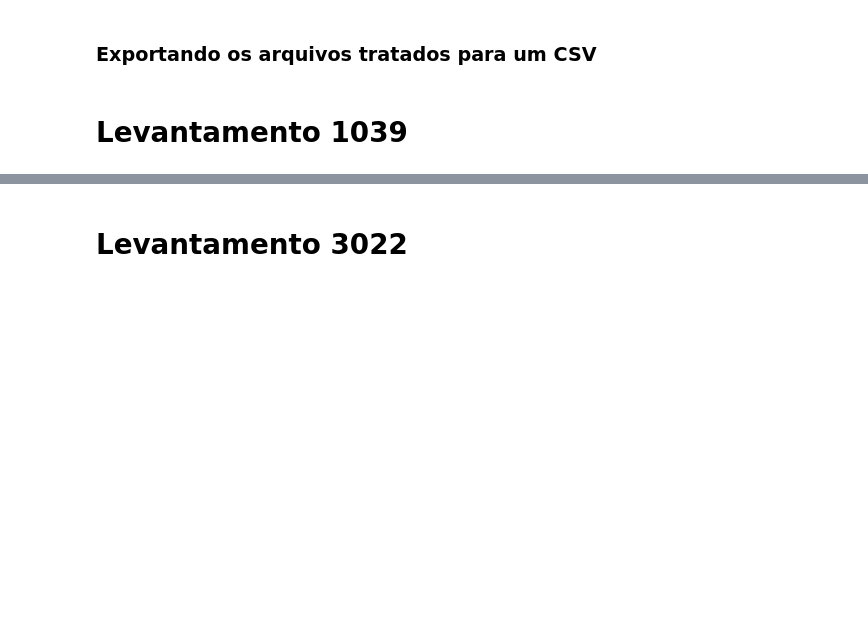
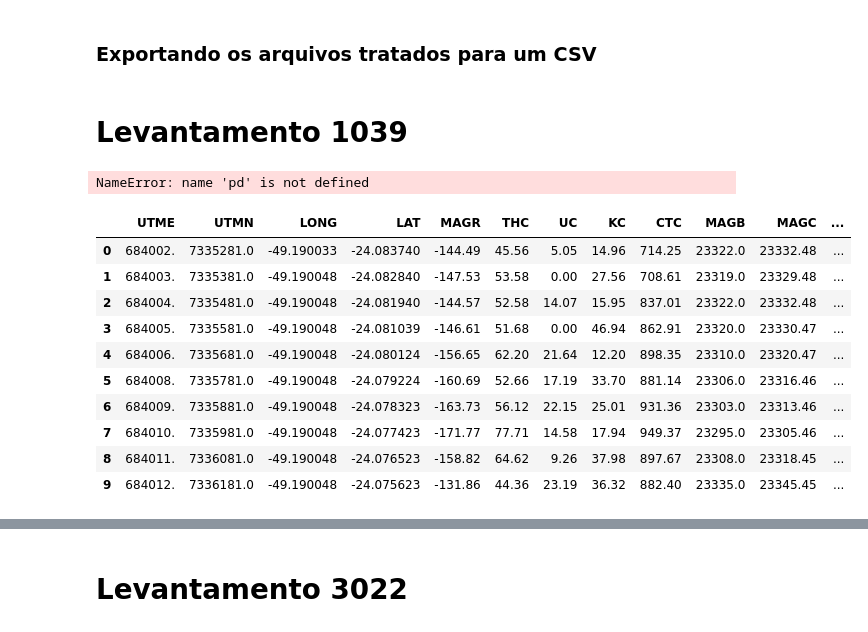
Before and after one commit to Gabriel-Goes/mapeamento_litologico_preditivo, a Jupyter notebook: 2-Pandas:Reading_XYZ_files_from_CPRM_DataBase.ipynb, the cells around one changed output, grey strips where cells are left out. Cells and saved outputs as stored; diff of their text form; code cells hidden in the pictures; blank space fills up the shorter version.

```diff
--- a/2-Pandas:Reading_XYZ_files_from_CPRM_DataBase.ipynb
+++ b/2-Pandas:Reading_XYZ_files_from_CPRM_DataBase.ipynb
@@ -165,16 +165,33 @@ dtype: int64
 # %% [markdown]
 # Levantamento 1039
 # %%
+'/  UTME      UTMN       LONG         LAT       MAGR      THC       UC        KC        CTC       MAGB      MAGC      MAGD      THB       UB        KB        CTB       FIDU      TEMP      ALTE      ALTB'
+
 cols_1039 = 'UTME UTMN LONG LAT MAGR THC UC KC CTC MAGB MAGC MAGD THB UB KB CTB FIDU TEMP ALTE ALTB'.split(" ")
 
 usecols=["UTME","UTMN","LAT","LONG","KC","UC","THC","CTC","MAGR"]
 
-
 geof_1039 = pd.read_csv(gdb('xyz/1039_XYZ/spaulo_rjaneiro_sp.xyz'),
                          names=cols_1039,
                          delim_whitespace=True,
+                         usecols=usecols,
                          skiprows=6,
-                         usecols=usecols,
                          encoding='latin-1') # foi adicionado um novo tipo de econding diferente de UTF-8
+# %% [output]
+NameError: name 'pd' is not defined
+# %%
+geof_1039.head(10)
+# %% [output]
+|  | UTME | UTMN | LONG | LAT | MAGR | THC | UC | KC | CTC | MAGB | MAGC | ... |
+| 0 | 684002. | 7335281.0 | -49.190033 | -24.083740 | -144.49 | 45.56 | 5.05 | 14.96 | 714.25 | 23322.0 | 23332.48 | ... |
+| 1 | 684003. | 7335381.0 | -49.190048 | -24.082840 | -147.53 | 53.58 | 0.00 | 27.56 | 708.61 | 23319.0 | 23329.48 | ... |
+| 2 | 684004. | 7335481.0 | -49.190048 | -24.081940 | -144.57 | 52.58 | 14.07 | 15.95 | 837.01 | 23322.0 | 23332.48 | ... |
+| 3 | 684005. | 7335581.0 | -49.190048 | -24.081039 | -146.61 | 51.68 | 0.00 | 46.94 | 862.91 | 23320.0 | 23330.47 | ... |
+| 4 | 684006. | 7335681.0 | -49.190048 | -24.080124 | -156.65 | 62.20 | 21.64 | 12.20 | 898.35 | 23310.0 | 23320.47 | ... |
+| 5 | 684008. | 7335781.0 | -49.190048 | -24.079224 | -160.69 | 52.66 | 17.19 | 33.70 | 881.14 | 23306.0 | 23316.46 | ... |
+| 6 | 684009. | 7335881.0 | -49.190048 | -24.078323 | -163.73 | 56.12 | 22.15 | 25.01 | 931.36 | 23303.0 | 23313.46 | ... |
+| 7 | 684010. | 7335981.0 | -49.190048 | -24.077423 | -171.77 | 77.71 | 14.58 | 17.94 | 949.37 | 23295.0 | 23305.46 | ... |
+| 8 | 684011. | 7336081.0 | -49.190048 | -24.076523 | -158.82 | 64.62 | 9.26 | 37.98 | 897.67 | 23308.0 | 23318.45 | ... |
+| 9 | 684012. | 7336181.0 | -49.190048 | -24.075623 | -131.86 | 44.36 | 23.19 | 36.32 | 882.40 | 23335.0 | 23345.45 | ... |
 # %%
 geof_1039.dropna(inplace=True)
```
Also changed, not shown: parts of 11 cells of this notebook, 4 other files.
